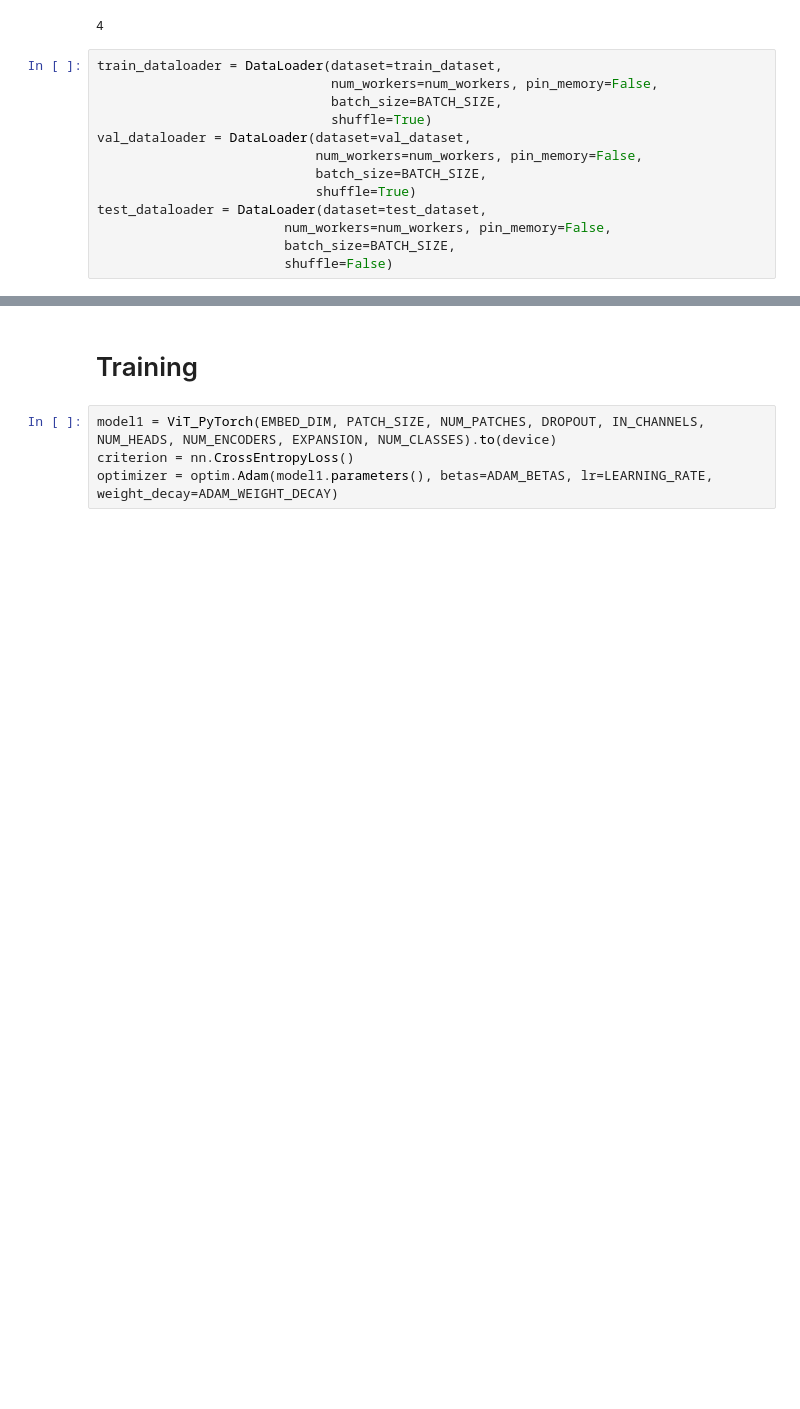
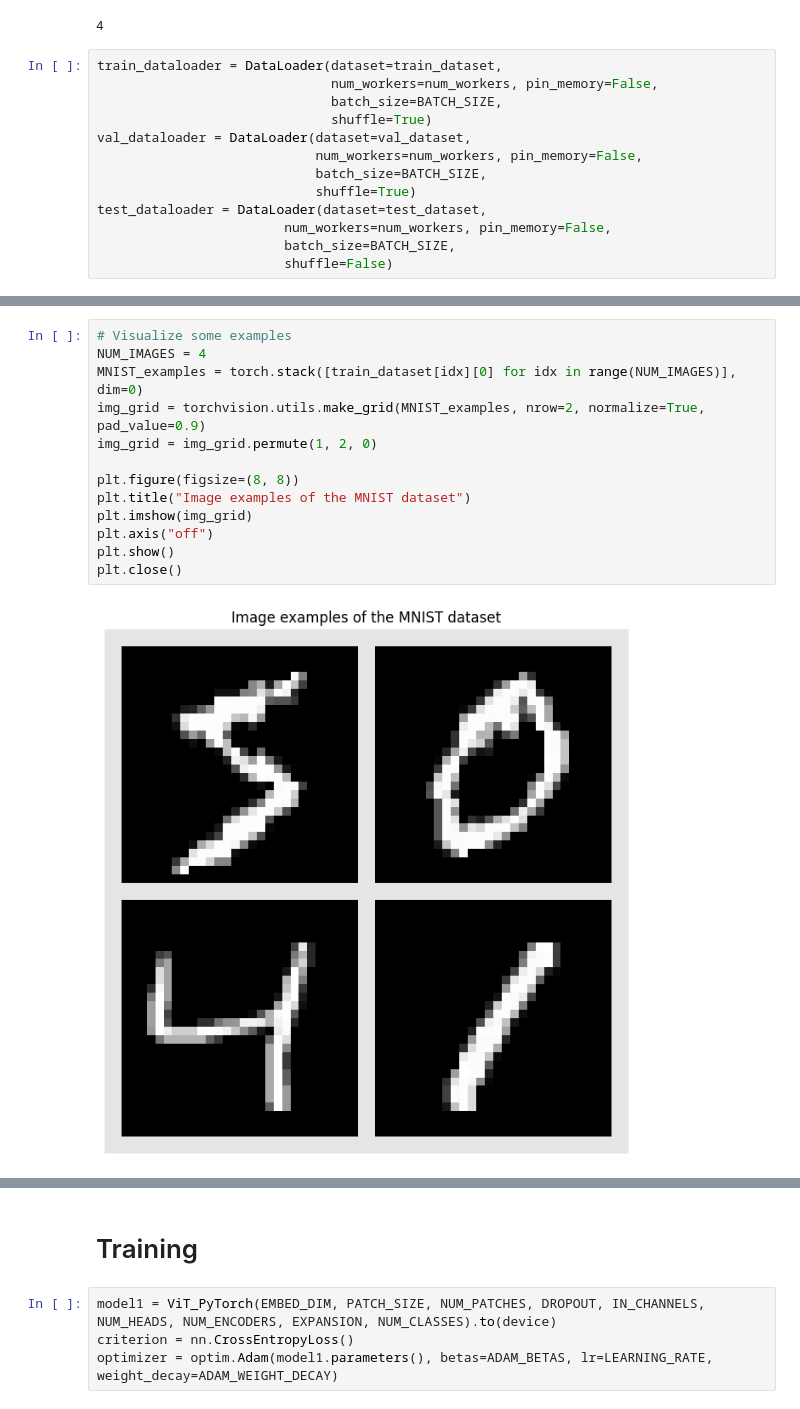
Before and after one commit to FernandoPC25/AINotebooksVault, a Jupyter notebook: vit-part1.ipynb, the cells around one changed output, grey strips where cells are left out. Cells and saved outputs as stored; diff of their text form; blank space fills up the shorter version.

```diff
--- a/vit-part1.ipynb
+++ b/vit-part1.ipynb
@@ -224,0 +286,15 @@ test_dataloader = DataLoader(dataset=test_dataset,
+# %%
+# Visualize some examples
+NUM_IMAGES = 4
+MNIST_examples = torch.stack([train_dataset[idx][0] for idx in range(NUM_IMAGES)], dim=0)
+img_grid = torchvision.utils.make_grid(MNIST_examples, nrow=2, normalize=True, pad_value=0.9)
+img_grid = img_grid.permute(1, 2, 0)
+
+plt.figure(figsize=(8, 8))
+plt.title("Image examples of the MNIST dataset")
+plt.imshow(img_grid)
+plt.axis("off")
+plt.show()
+plt.close()
+# %% [output]
+[figure, added]
```
Also changed, not shown: parts of 14 cells of this notebook.
